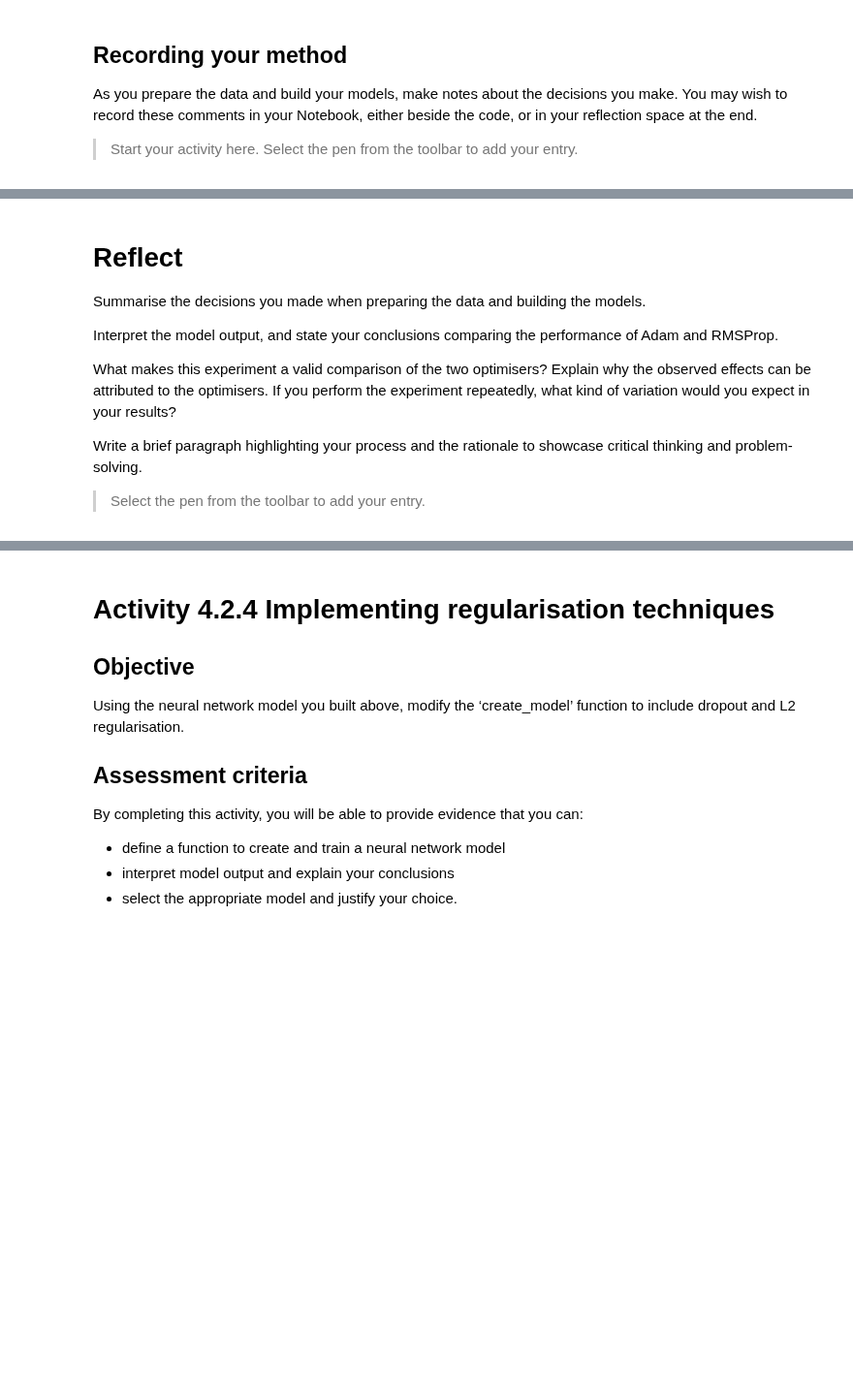
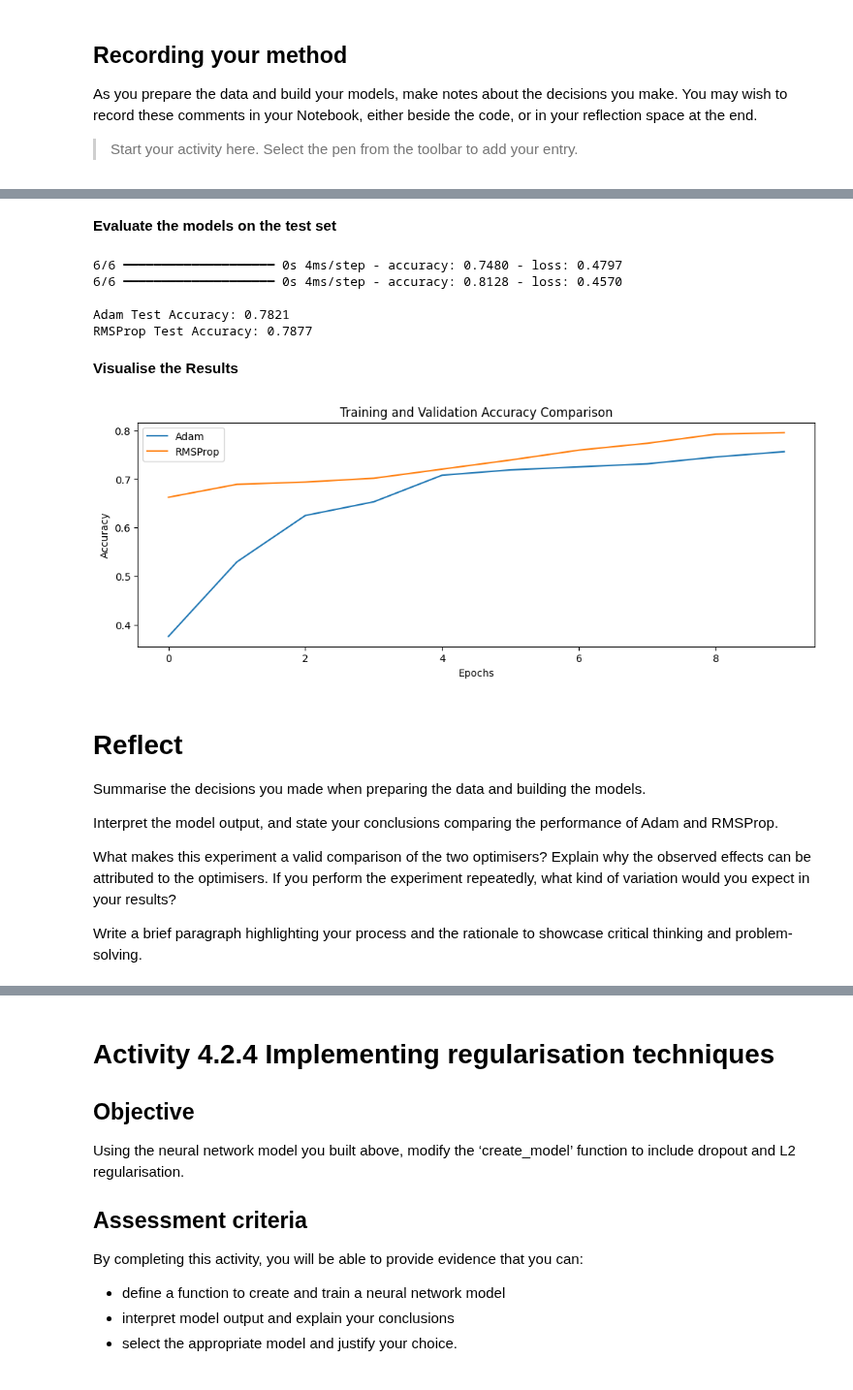
Before and after one commit to sheldonkemper/portfolio, a Jupyter notebook: CAM_DS_C201_Activity_4_1_4,_4_2_4_4_3_3.ipynb, the cells around one changed output, grey strips where cells are left out. Shown at 97% size. Cells and saved outputs as stored; diff of their text form; code cells hidden in the pictures; blank space fills up the shorter version.

```diff
--- a/CAM_DS_C201_Activity_4_1_4,_4_2_4_4_3_3.ipynb
+++ b/CAM_DS_C201_Activity_4_1_4,_4_2_4_4_3_3.ipynb
@@ -53,0 +138,4 @@ titanic_df = pd.read_csv(url)
+# %%
+titanic_df.drop(['PassengerId', 'Name', 'Ticket', 'Cabin'], axis=1, inplace=True)
+titanic_df['Age'].fillna(titanic_df['Age'].median(), inplace=True)
+titanic_df['Embarked'].dropna(inplace=True)
@@ -53,0 +173,11 @@ titanic_df = pd.read_csv(url)
+# %%
+X = titanic_df.drop('Survived', axis=1)
+y = titanic_df['Survived']
+
+X_train, X_test, y_train, y_test = train_test_split(X,y,test_size=0.2,random_state=42)
+X_train,X_val,y_train,y_val = train_test_split(X_train,y_train,test_size=0.1,random_state=42)
+
+scaler = StandardScaler()
+X_train = scaler.fit_transform(X_train)
+X_test = scaler.transform(X_test)
+X_val = scaler.transform(X_val)
@@ -53,0 +186,13 @@ titanic_df = pd.read_csv(url)
+# %%
+def create_and_train_model(optimizer='adam'):
+# Create the model
+    model = tf.keras.models.Sequential()
+    # Add layers to the model
+    model.add(Dense(16, input_shape=(X_train.shape[1],), activation='relu'))
+    model.add(Dense(8, activation='relu'))
+    model.add(Dense(1, activation='sigmoid'))
+    #Compile model
+    model.compile(loss='binary_crossentropy', optimizer=optimizer, metrics=['accuracy'])
+
+    history = model.fit(X_train, y_train, epochs=10, batch_size=32, verbose=1,validation_data=(X_val, y_val))
+    return model,history
@@ -53,0 +201,5 @@ titanic_df = pd.read_csv(url)
+# %%
+print("\nTraining model with Adam optimizer...")
+adam_model, adam_history = create_and_train_model(optimizer='adam')
+print("\nTraining model with RMSProp optimizer...")
+rms_model,rms_history = create_and_train_model(optimizer='rmsprop')
@@ -54,3 +226,30 @@ titanic_df = pd.read_csv(url)
+# %% [markdown]
+**Evaluate the models on the test set**
+# %%
+adam_test_loss, adam_test_acc = adam_model.evaluate(X_test, y_test)
+rmsprop_test_loss, rmsprop_test_acc = rms_model.evaluate(X_test, y_test)
+
+print(f"\nAdam Test Accuracy: {adam_test_acc:.4f}")
+print(f"RMSProp Test Accuracy: {rmsprop_test_acc:.4f}")
+# %% [output]
+6/6 ━━━━━━━━━━━━━━━━━━━━ 0s 4ms/step - accuracy: 0.7480 - loss: 0.4797
+6/6 ━━━━━━━━━━━━━━━━━━━━ 0s 4ms/step - accuracy: 0.8128 - loss: 0.4570
+
+Adam Test Accuracy: 0.7821
+RMSProp Test Accuracy: 0.7877
+# %% [markdown]
+**Visualise the Results**
+# %%
+plt.figure(figsize=(12,4))
+plt.title('Training and Validation Accuracy Comparison')
+plt.xlabel('Epochs')
+plt.ylabel('Accuracy')
+plt.plot(adam_history.history['accuracy'], label='Adam')
+plt.plot(rms_history.history['accuracy'], label='RMSProp')
+plt.legend()
+plt.show()
+# %% [output]
+[figure, added]
 # %% [markdown]
 # Reflect
 
@@ -61,5 +260,3 @@ Interpret the model output, and state your conclusions comparing the performance
 What makes this experiment a valid comparison of the two optimisers? Explain why the observed effects can be attributed to the optimisers. If you perform the experiment repeatedly, what kind of variation would you expect in your results?
 
 Write a brief paragraph highlighting your process and the rationale to showcase critical thinking and problem-solving.
-
-> Select the pen from the toolbar to add your entry.
```
Also changed, not shown: parts of 15 cells of this notebook.
